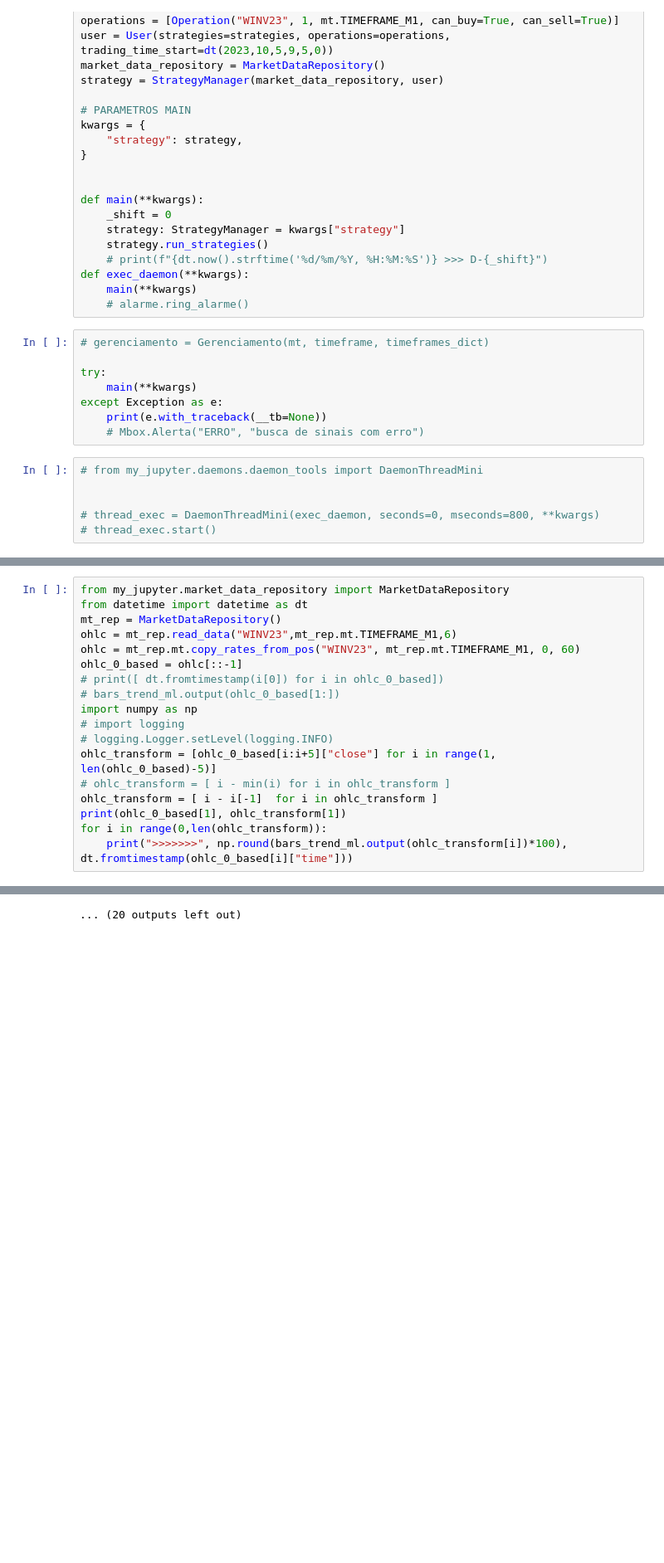
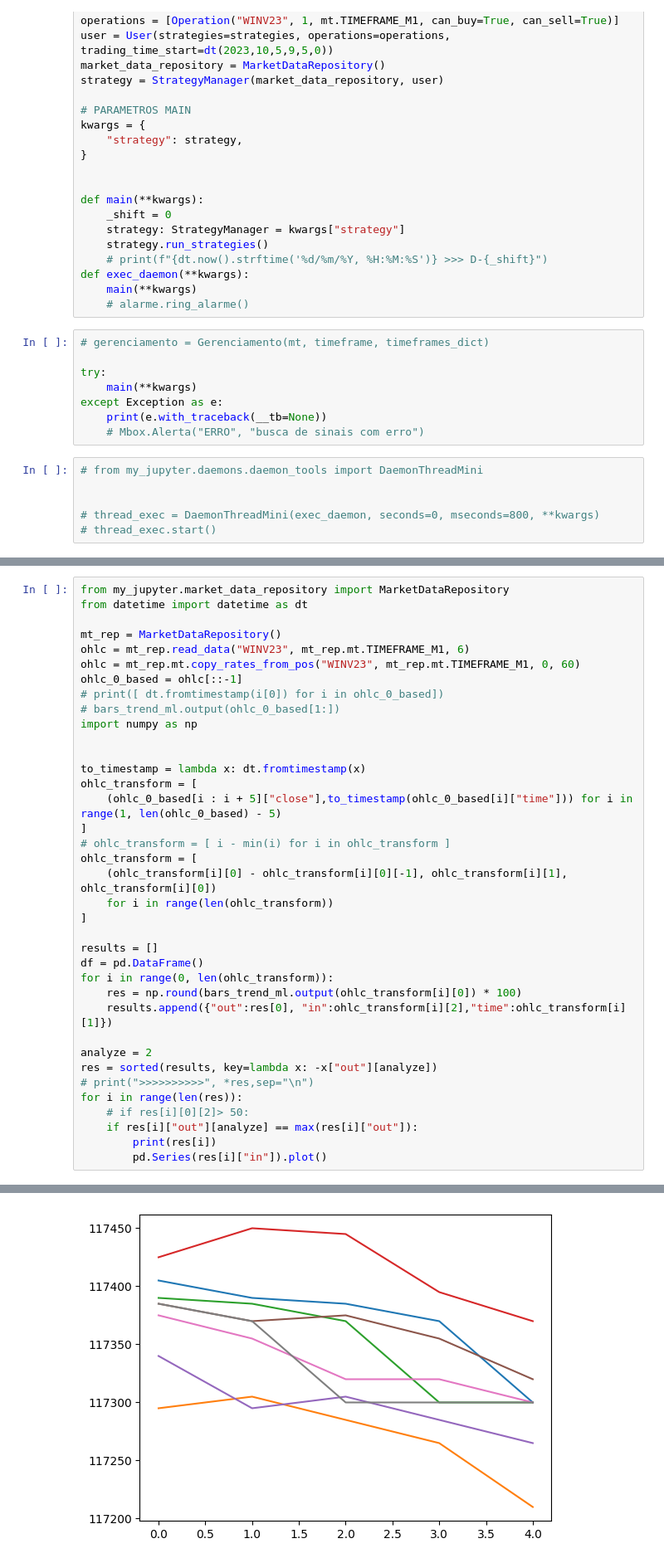
Before and after one commit to pedrotnascimento/financial_market_project, a Jupyter notebook: my_jupyter/daemons/mql5-daemon.ipynb, the cells around one changed output, grey strips where cells are left out. Shown: that part at 83% size. Drawn from its saved outputs; the diff is of its cells as text; blank space fills up the shorter version.

Commit message:
filtering outliers data

```diff
--- a/my_jupyter/daemons/mql5-daemon.ipynb
+++ b/my_jupyter/daemons/mql5-daemon.ipynb
@@ -104,19 +140,38 @@ Acurácia do modelo nos dados de teste: 0.8222891688346863
 # %%
 from my_jupyter.market_data_repository import MarketDataRepository
 from datetime import datetime as dt
+
 mt_rep = MarketDataRepository()
-ohlc = mt_rep.read_data("WINV23",mt_rep.mt.TIMEFRAME_M1,6)
+ohlc = mt_rep.read_data("WINV23", mt_rep.mt.TIMEFRAME_M1, 6)
 ohlc = mt_rep.mt.copy_rates_from_pos("WINV23", mt_rep.mt.TIMEFRAME_M1, 0, 60)
 ohlc_0_based = ohlc[::-1]
 # print([ dt.fromtimestamp(i[0]) for i in ohlc_0_based])
 # bars_trend_ml.output(ohlc_0_based[1:])
 import numpy as np
-# import logging
-# logging.Logger.setLevel(logging.INFO)
-ohlc_transform = [ohlc_0_based[i:i+5]["close"] for i in range(1, len(ohlc_0_based)-5)]
+
+
+to_timestamp = lambda x: dt.fromtimestamp(x)
+ohlc_transform = [
+    (ohlc_0_based[i : i + 5]["close"],to_timestamp(ohlc_0_based[i]["time"])) for i in range(1, len(ohlc_0_based) - 5)
+]
 # ohlc_transform = [ i - min(i) for i in ohlc_transform ]
-ohlc_transform = [ i - i[-1]  for i in ohlc_transform ]
-print(ohlc_0_based[1], ohlc_transform[1])
-for i in range(0,len(ohlc_transform)):
-    print(">>>>>>>", np.round(bars_trend_ml.output(ohlc_transform[i])*100), dt.fromtimestamp(ohlc_0_based[i]["time"]))
+ohlc_transform = [
+    (ohlc_transform[i][0] - ohlc_transform[i][0][-1], ohlc_transform[i][1], ohlc_transform[i][0])
+    for i in range(len(ohlc_transform))
+]
+
+results = []
+df = pd.DataFrame()
+for i in range(0, len(ohlc_transform)):
+    res = np.round(bars_trend_ml.output(ohlc_transform[i][0]) * 100)
+    results.append({"out":res[0], "in":ohlc_transform[i][2],"time":ohlc_transform[i][1]})
+
+analyze = 2
+res = sorted(results, key=lambda x: -x["out"][analyze])
+# print(">>>>>>>>>>", *res,sep="\n")
+for i in range(len(res)):
+    # if res[i][0][2]> 50:
+    if res[i]["out"][analyze] == max(res[i]["out"]):
+        print(res[i])
+        pd.Series(res[i]["in"]).plot()
 # %% [output]
@@ -165 +195 @@ for i in range(0,len(ohlc_transform)):
-... (20 outputs left out)
+[figure, added]
```
Also changed, not shown: parts of 5 cells of this notebook, 3 other files.
